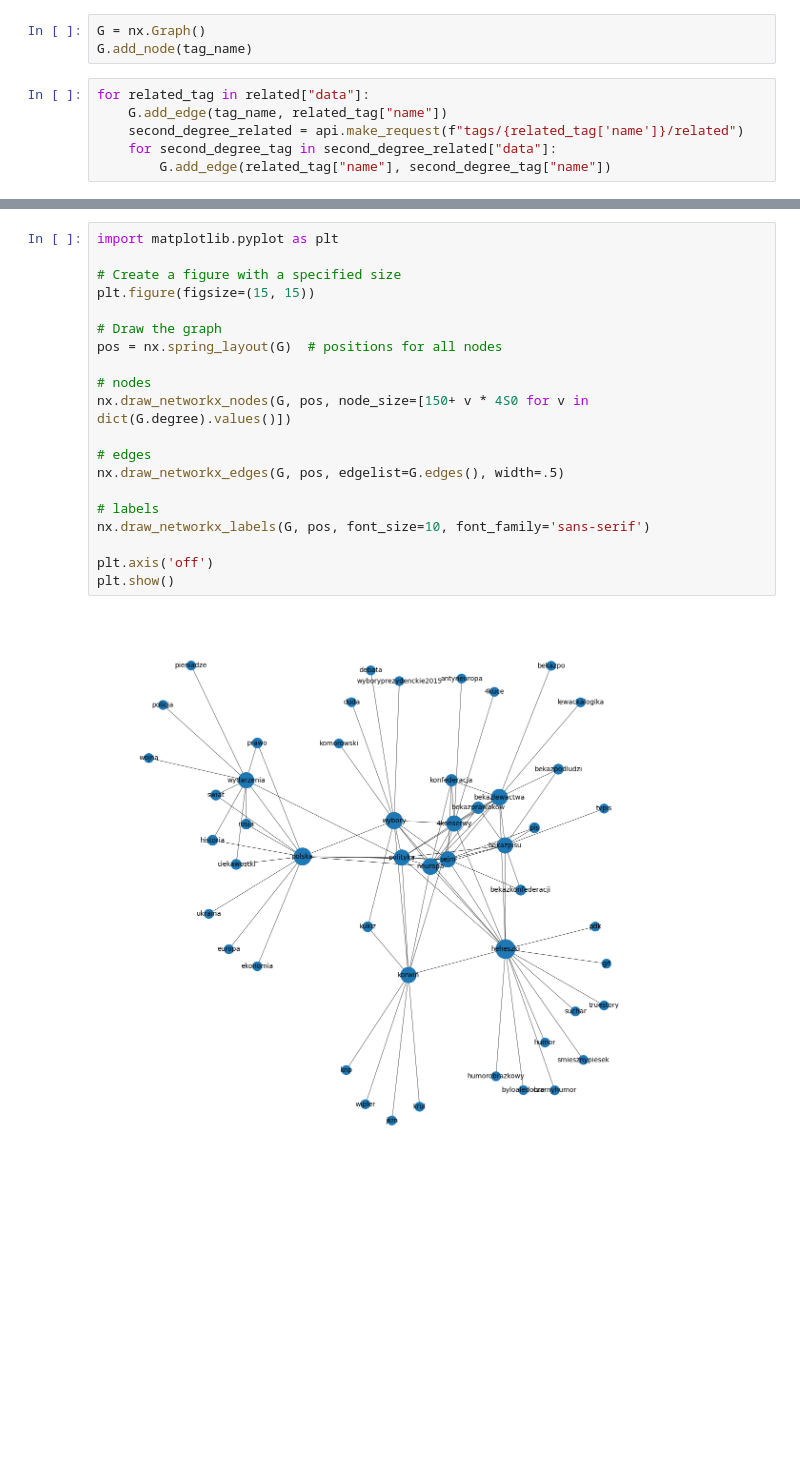
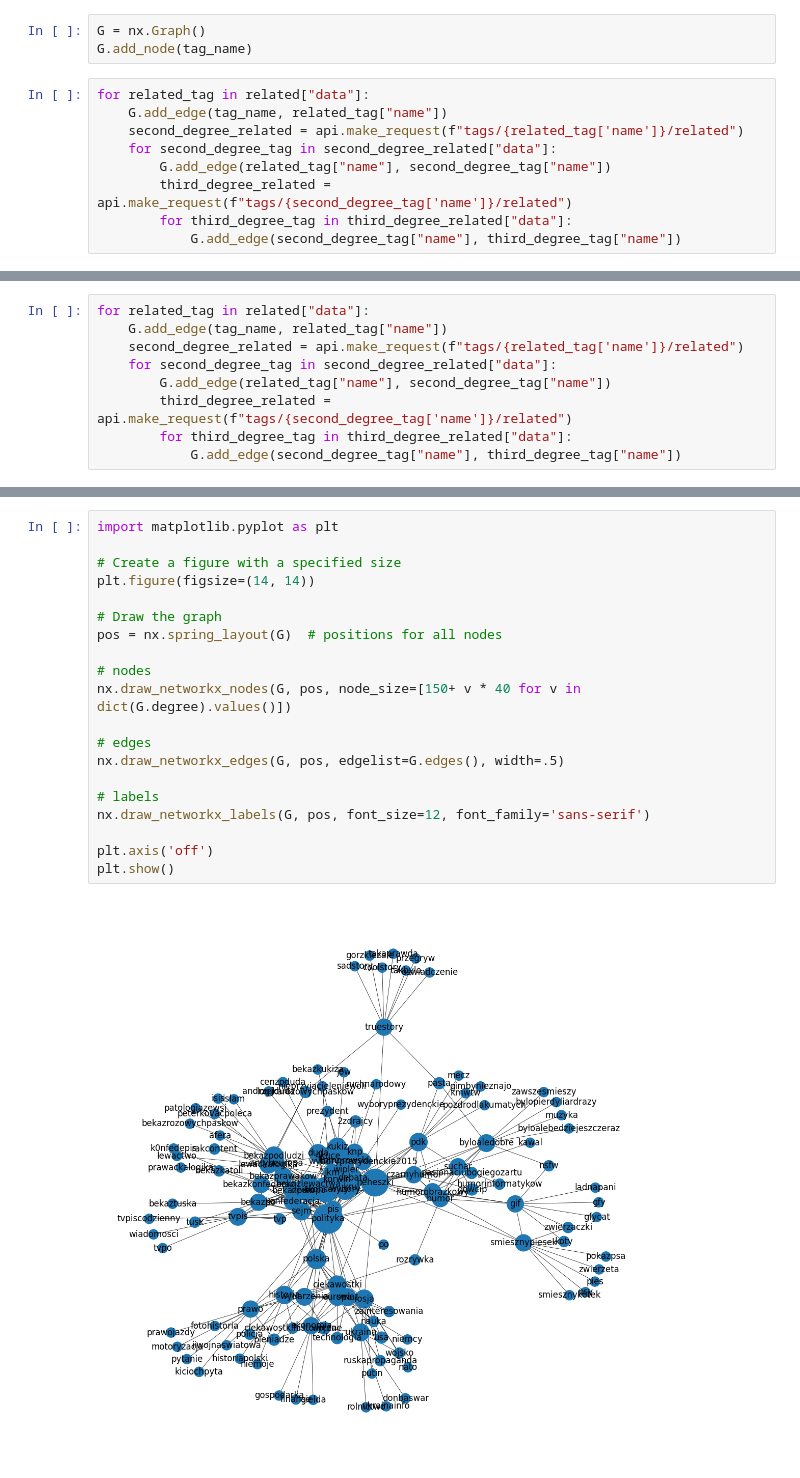
Before and after one commit to miskibin/wykop, a Jupyter notebook: example.ipynb, the cells around one changed output, grey strips where cells are left out. Saved outputs shown, nothing was run; the diff lists cells and outputs as text; blank space fills up the shorter version.

```diff
--- a/example.ipynb
+++ b/example.ipynb
@@ -28,4 +28,7 @@ for related_tag in related["data"]:
     second_degree_related = api.make_request(f"tags/{related_tag['name']}/related")
     for second_degree_tag in second_degree_related["data"]:
         G.add_edge(related_tag["name"], second_degree_tag["name"])
+        third_degree_related = api.make_request(f"tags/{second_degree_tag['name']}/related")
+        for third_degree_tag in third_degree_related["data"]:
+            G.add_edge(second_degree_tag["name"], third_degree_tag["name"])
 # %% [output]
@@ -41,0 +54,9 @@ for related_tag in related["data"]:
+# %%
+for related_tag in related["data"]:
+    G.add_edge(tag_name, related_tag["name"])
+    second_degree_related = api.make_request(f"tags/{related_tag['name']}/related")
+    for second_degree_tag in second_degree_related["data"]:
+        G.add_edge(related_tag["name"], second_degree_tag["name"])
+        third_degree_related = api.make_request(f"tags/{second_degree_tag['name']}/related")
+        for third_degree_tag in third_degree_related["data"]:
+            G.add_edge(second_degree_tag["name"], third_degree_tag["name"])
@@ -42,22 +67,22 @@ for related_tag in related["data"]:
 # %%
 import matplotlib.pyplot as plt
 
 # Create a figure with a specified size
-plt.figure(figsize=(15, 15))
+plt.figure(figsize=(14, 14))
 
 # Draw the graph
 pos = nx.spring_layout(G)  # positions for all nodes
 
 # nodes
-nx.draw_networkx_nodes(G, pos, node_size=[150+ v * 4S0 for v in dict(G.degree).values()])
+nx.draw_networkx_nodes(G, pos, node_size=[150+ v * 40 for v in dict(G.degree).values()])
 
 # edges
 nx.draw_networkx_edges(G, pos, edgelist=G.edges(), width=.5)
 
 # labels
-nx.draw_networkx_labels(G, pos, font_size=10, font_family='sans-serif')
+nx.draw_networkx_labels(G, pos, font_size=12, font_family='sans-serif')
 
 plt.axis('off')
 plt.show()
 # %% [output]
-[figure, old version]
+[figure, new version]
```
Also changed, not shown: parts of 2 cells of this notebook, 1 other file.
